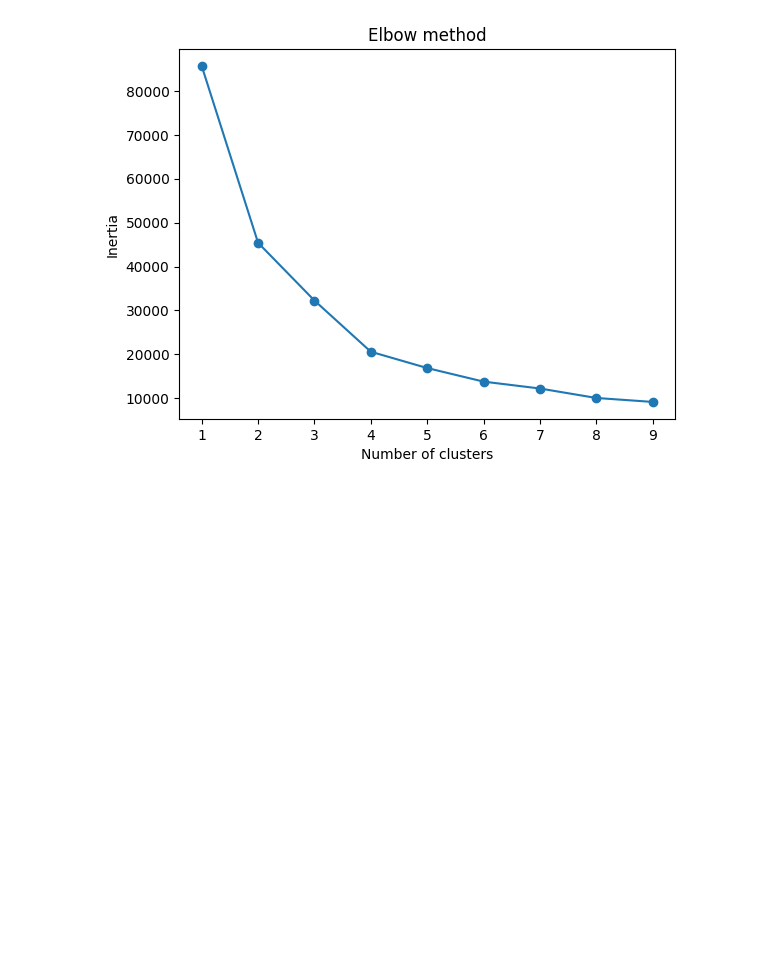
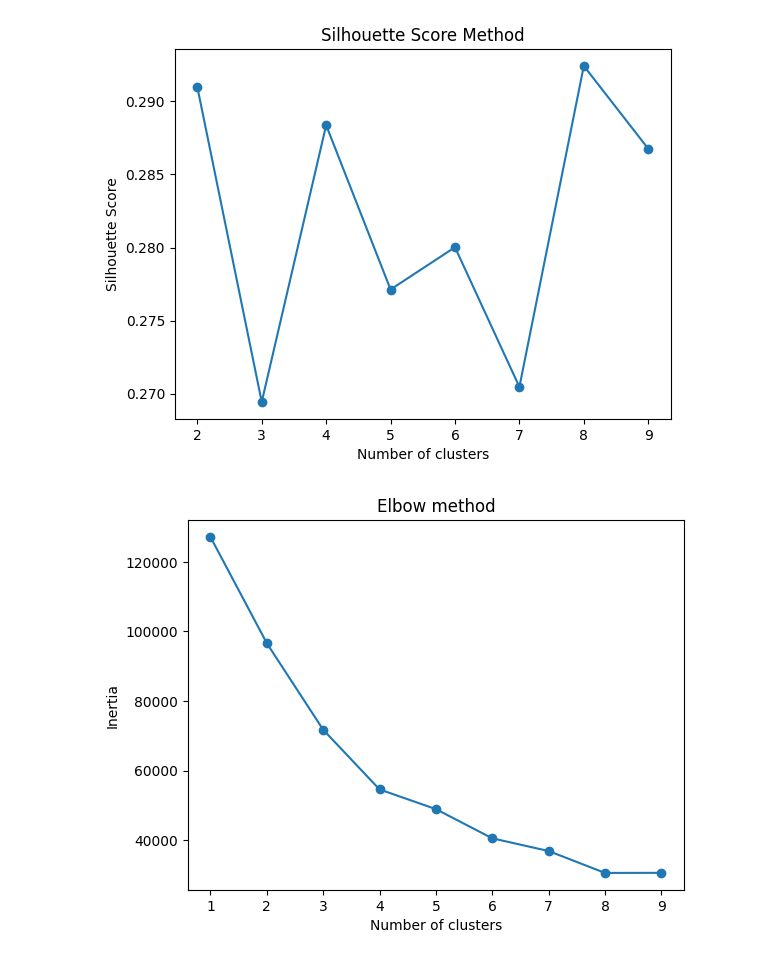
Before and after one commit to ade-nugraha306/k-means-4d, a Jupyter notebook: main.ipynb, the cells around one changed output. Cells and saved outputs as stored; diff of their text form; code cells hidden in the pictures; blank space fills up the shorter version.

```diff
--- a/main.ipynb
+++ b/main.ipynb
@@ -42,12 +45,22 @@ print("Tekanan Darah: ", hasil["TekananDarah"])
 
 # Scatter Plot: Berat Badan vs Lingkar Pinggang
 x = hasil["BeratBadan"]
-y = hasil["LingkarPinggang"]
+y = hasil["TinggiBadan"]
+z = hasil["LingkarPinggang"]
 
-plt.scatter(x, y)
-plt.xlabel("Berat Badan (kg)")
-plt.ylabel("Lingkar Pinggang (cm)")
-plt.title("Scatter Plot Berat Badan vs Lingkar Pinggang")
+# Buat figure dan axis 3D
+fig = plt.figure(figsize=(8,6))
+ax = fig.add_subplot(111, projection='3d')
+
+# Scatter 3D
+ax.scatter(x, y, z)
+
+# Label axis
+ax.set_xlabel("Berat Badan (kg)")
+ax.set_ylabel("Tinggi Badan (cm)")
+ax.set_zlabel("Lingkar Pinggang (cm)")
+
+plt.title("Scatter Plot Berat Badan vs Tinggi Badan vs Lingkar Pinggang")
 plt.show()
 # %% [output]
 No:  [1, 2, 3, 4, 5, 6, 7, 8, 9, 10, 11, 12, 13, 14, 15, 16, 17, 18, 19, 20, 21, 22, 23, 24, 25, 26, 27, 28, 29, 30, 31, 32, 33, 34, 35, 36, 37, 38, 39, 40, 41, 42, 43, 44, 45, 46, 47, 48, 49, 50, 51, ...
@@ -60,17 +73,35 @@ Tekanan Darah:  [138, 98, 96, 128, 87, 93, 117, 101, 76, 86, 136, 91, 147, 109,
 # %%
-data = list(zip(x, y))
+data = np.array(list(zip(x, y, z)))  # pastikan data array
+
+silhouette_scores = []
+
+# range cluster minimal 2
+for i in range(2, 10):
+    kmeans = KMeans(n_clusters=i)
+    kmeans.fit(data)
+    labels = kmeans.labels_
+    score = silhouette_score(data, labels)
+    silhouette_scores.append(score)
+
+plt.plot(range(2, 10), silhouette_scores, marker='o')
+plt.title('Silhouette Score Method')
+plt.xlabel('Number of clusters')
+plt.ylabel('Silhouette Score')
+plt.show()
+
 inertias = []
 
-for i in range(1,10):
+for i in range(1, 10):
     kmeans = KMeans(n_clusters=i)
     kmeans.fit(data)
     inertias.append(kmeans.inertia_)
 
 plt.plot(range(1,10), inertias, marker='o')
 plt.title('Elbow method')
 plt.xlabel('Number of clusters')
 plt.ylabel('Inertia')
 plt.show()
 # %% [output]
-[figure, old version]
+[figure, new version]
+[figure, added]
 # %%
```
Also changed, not shown: parts of 3 cells of this notebook.
